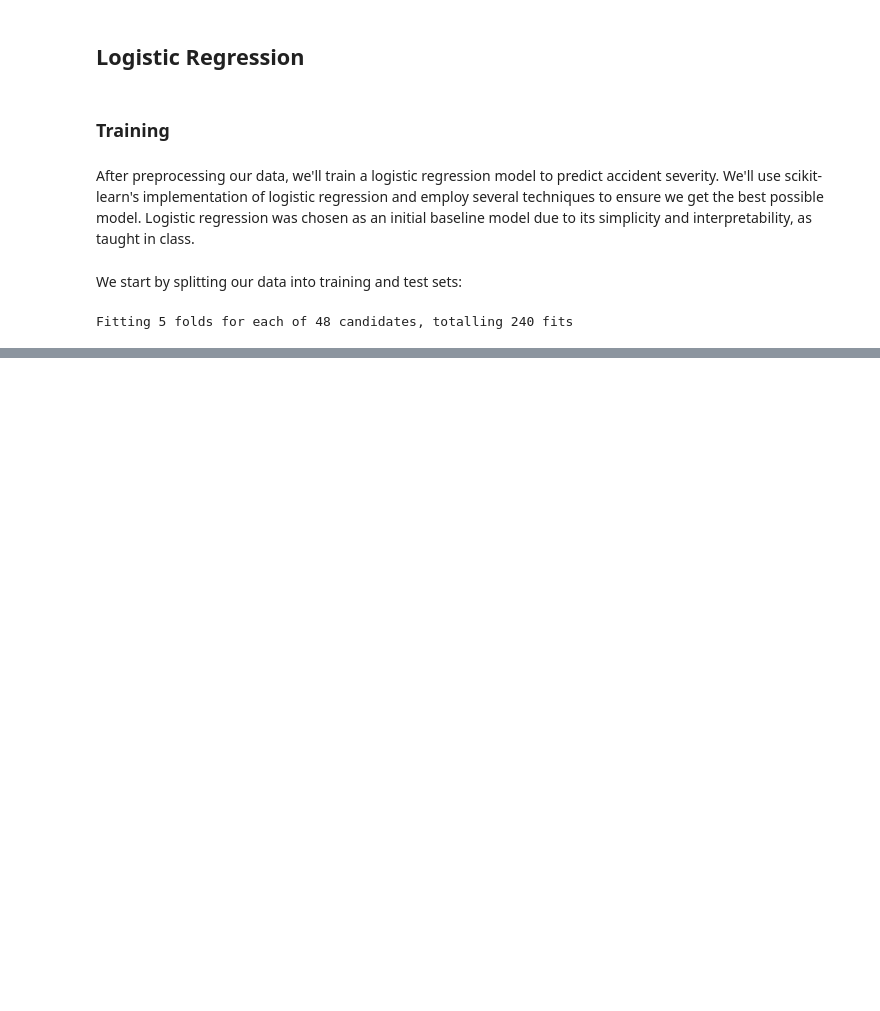
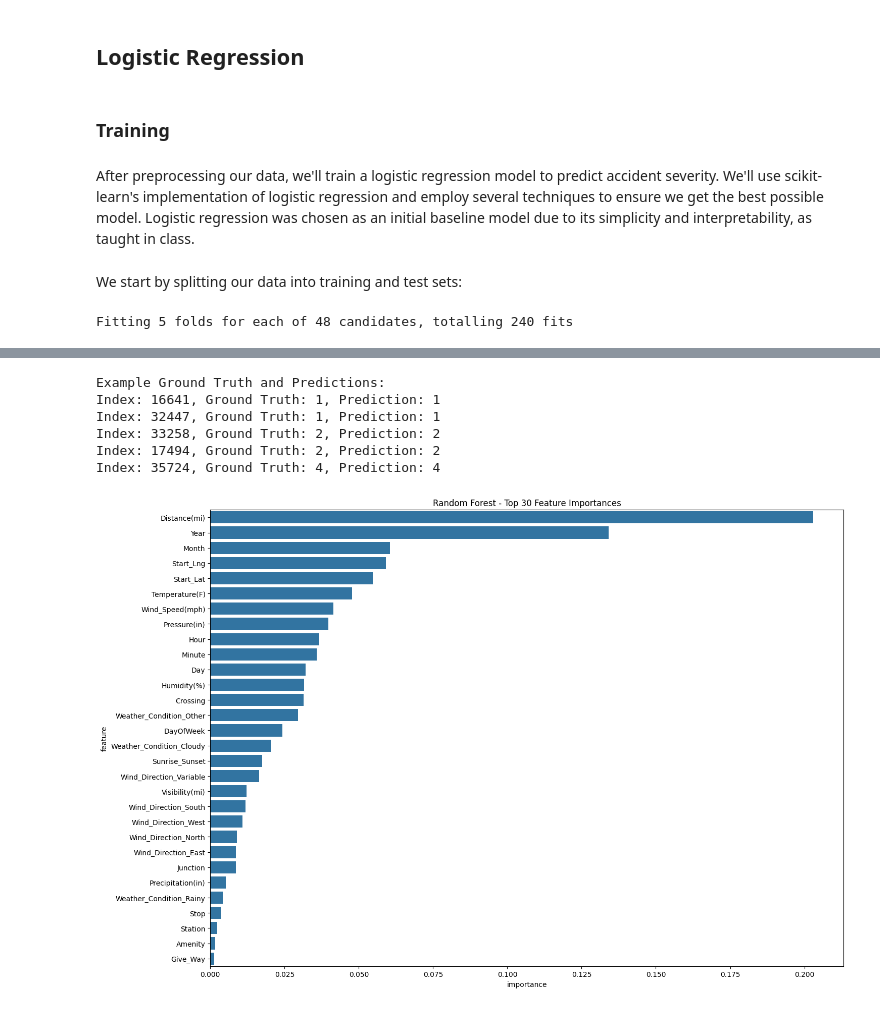
Before and after one commit to ismailfaiz/us-accidents-severity-prediction, a Jupyter notebook: us_accidents_severity_prediction.ipynb, the cells around one changed output, grey strips where cells are left out. Saved outputs shown, nothing was run; the diff lists cells and outputs as text; code cells hidden in the pictures; blank space fills up the shorter version.

```diff
--- a/us_accidents_severity_prediction.ipynb
+++ b/us_accidents_severity_prediction.ipynb
@@ -800,0 +815,8 @@ These steps aim to move the model towards the "sweet spot" on the fitting graph,
+# %%
+print("Original class distribution:")
+print(Counter(df['Severity']))
+
+X_resampled, y_resampled = smote.fit_resample(X, y)
+
+print("\nResampled class distribution:")
+print(Counter(y_resampled))
@@ -800,0 +842,6 @@ These steps aim to move the model towards the "sweet spot" on the fitting graph,
+# %%
+# Split the data
+X_train, X_test, y_train, y_test = train_test_split(X_resampled, y_resampled, test_size=0.2, random_state=42, stratify=y_resampled)
+
+print("Training set shape:", X_train.shape)
+print("Test set shape:", X_test.shape)
@@ -800,0 +860,19 @@ These steps aim to move the model towards the "sweet spot" on the fitting graph,
+# %%
+# Create model and hyperparameters
+model = RandomForestClassifier(random_state=42, max_depth=20)
+param_grid = {
+    'classifier__n_estimators': [100, 200],
+    'classifier__max_features': ['log2', 'sqrt']
+}
+pipeline = Pipeline([
+    ('classifier', model)
+])
+# %%
+# Perform grid search with cross-validation
+grid_search = GridSearchCV(pipeline, param_grid, cv=5, scoring='f1_macro', n_jobs=-1, verbose=1)
+# grid_search.fit(X_train_res, y_train_res)
+grid_search.fit(X_train, y_train)
+
+# Get the best model
+best_model = grid_search.best_estimator_
+print("Best parameters:", grid_search.best_params_)
@@ -800,0 +936,30 @@ These steps aim to move the model towards the "sweet spot" on the fitting graph,
+# %%
+# Example ground truth and predictions
+example_indices = np.random.choice(len(X_test), size=5, replace=False)
+example_ground_truth = y_test.iloc[example_indices]
+example_predictions = y_test_pred[example_indices]
+
+print("\nExample Ground Truth and Predictions:")
+for i in range(len(example_indices)):
+    print(f"Index: {example_indices[i]}, Ground Truth: {example_ground_truth.iloc[i]}, Prediction: {example_predictions[i]}")
+# %% [output]
+Example Ground Truth and Predictions:
+Index: 16641, Ground Truth: 1, Prediction: 1
+Index: 32447, Ground Truth: 1, Prediction: 1
+Index: 33258, Ground Truth: 2, Prediction: 2
+Index: 17494, Ground Truth: 2, Prediction: 2
+Index: 35724, Ground Truth: 4, Prediction: 4
+# %%
+# Get feature importances
+importances = pd.DataFrame({'feature': X_train.columns,
+                            'importance': best_model.named_steps['classifier'].feature_importances_})
+importances = importances.sort_values('importance', ascending=False).reset_index(drop=True)
+
+# Plot top 30 feature importances
+plt.figure(figsize=(15, 10))
+sns.barplot(x='importance', y='feature', data=importances.head(30))
+plt.title('Random Forest - Top 30 Feature Importances')
+plt.tight_layout()
+plt.show()
+# %% [output]
+[figure, added]
```
Also changed, not shown: parts of 29 cells of this notebook.
